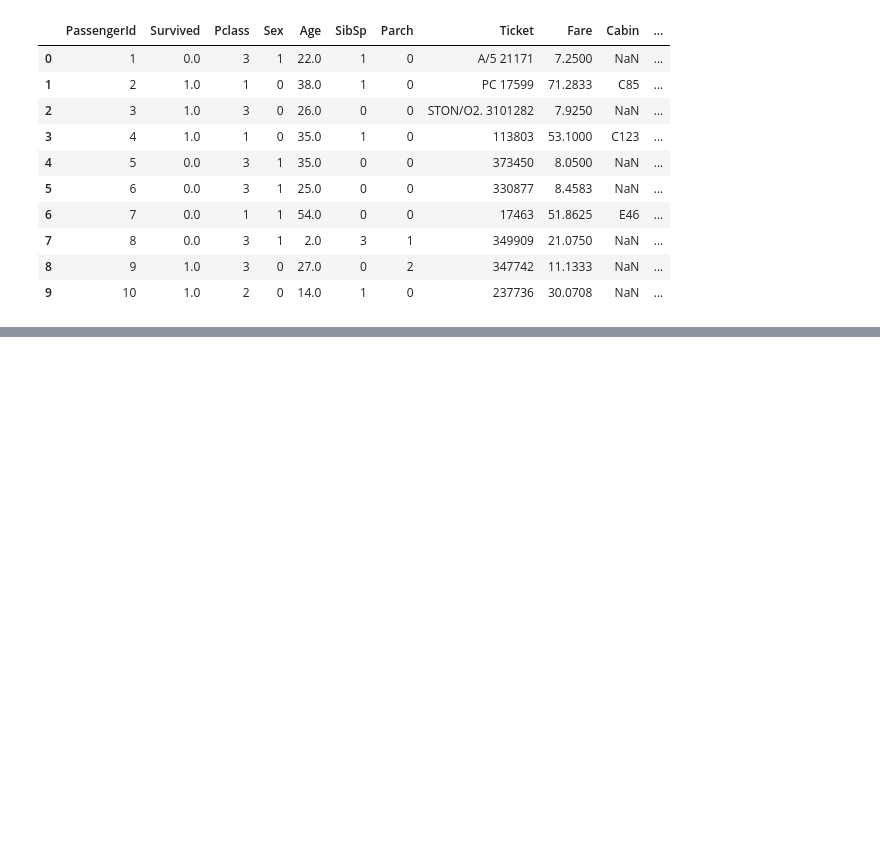
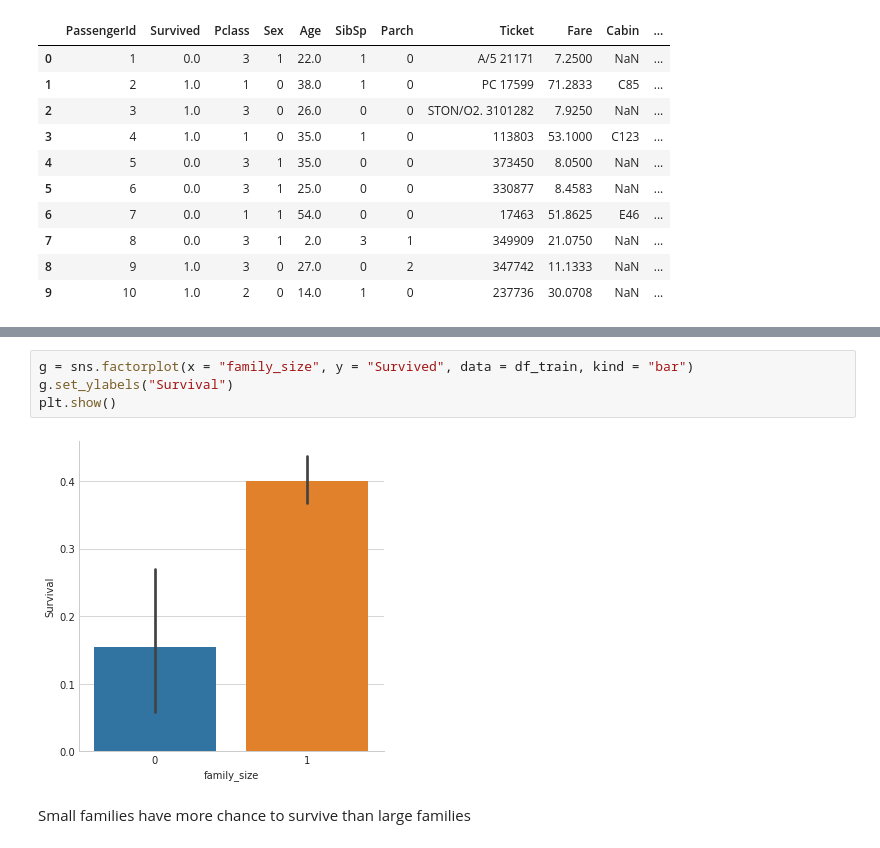
Before and after one commit to mertdedeoglu/Data-Analytics, a Jupyter notebook: Titanic-Analytic.ipynb, the cells around one changed output, grey strips where cells are left out. Drawn from its saved outputs; the diff is of its cells as text; blank space fills up the shorter version.

```diff
--- a/Titanic-Analytic.ipynb
+++ b/Titanic-Analytic.ipynb
@@ -649,0 +712,8 @@ df_train.head(10)
+# %%
+g = sns.factorplot(x = "family_size", y = "Survived", data = df_train, kind = "bar")
+g.set_ylabels("Survival")
+plt.show()
+# %% [output]
+[figure, added]
+# %% [markdown]
+Small families have more chance to survive than large families
```
Also changed, not shown: parts of 45 cells of this notebook.
